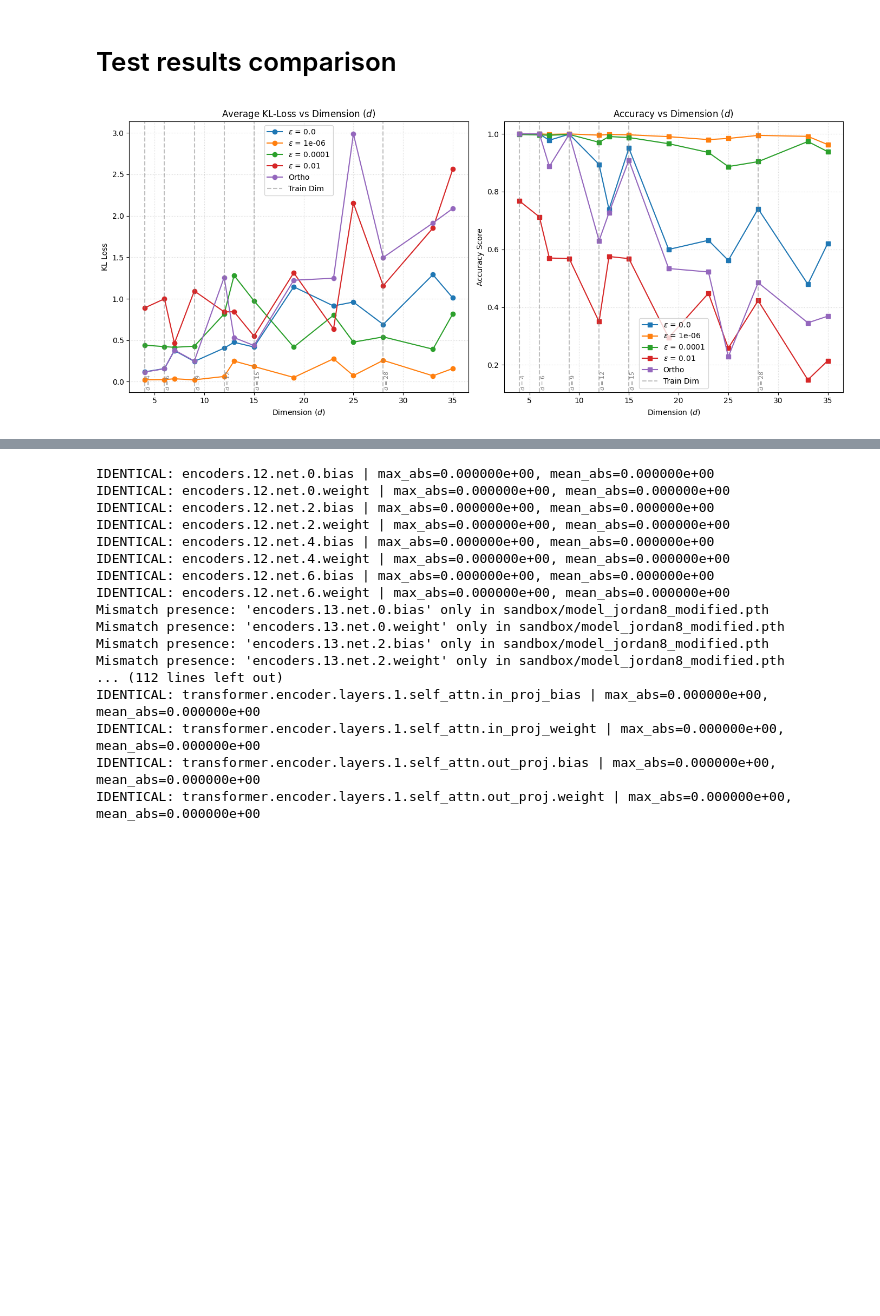
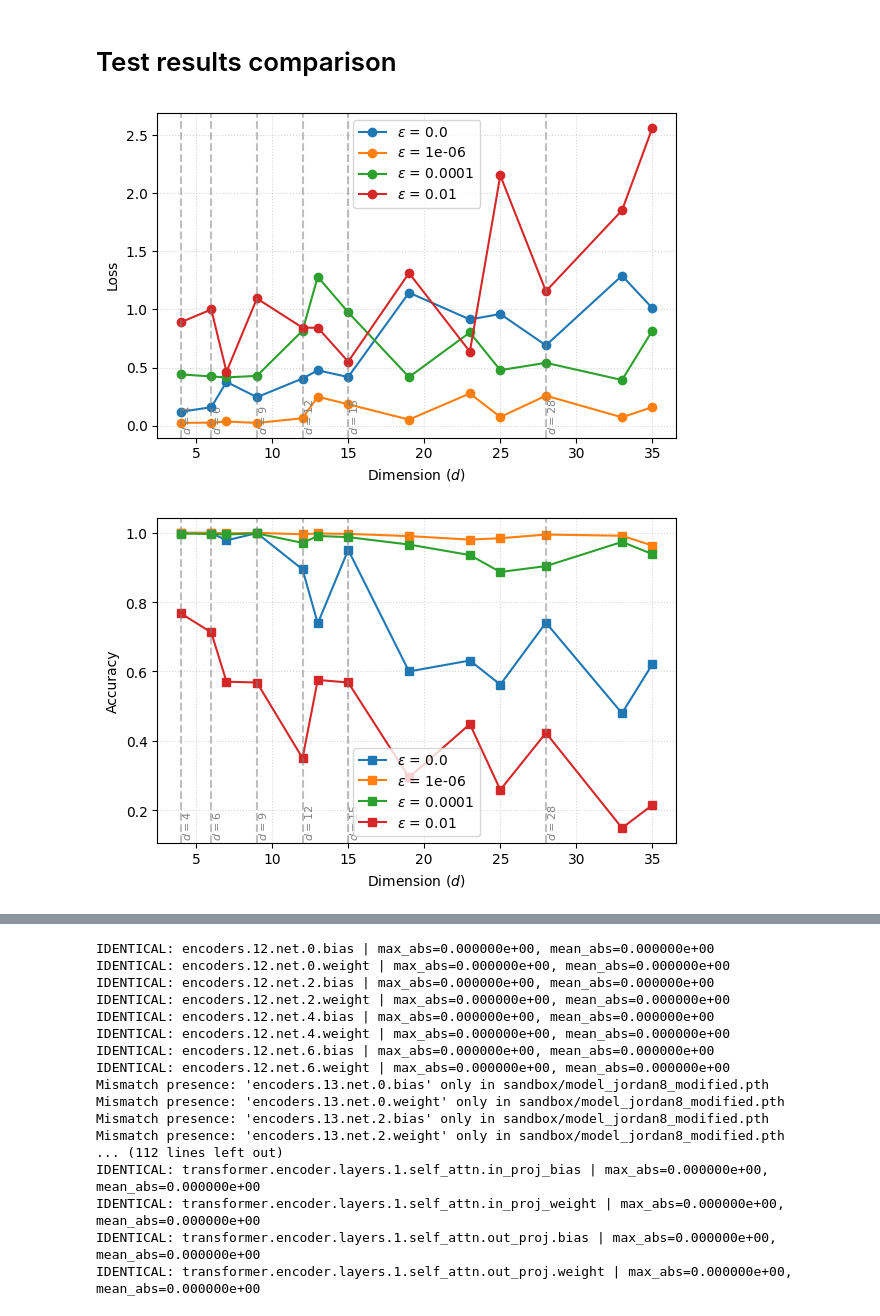
Before and after one commit to Michozord/Jordan_Transformer, a Jupyter notebook: sandbox/Jordan8.ipynb, the cells around one changed output, grey strips where cells are left out. Saved outputs shown, nothing was run; the diff lists cells and outputs as text; code cells hidden in the pictures; blank space fills up the shorter version.

```diff
--- a/sandbox/Jordan8.ipynb
+++ b/sandbox/Jordan8.ipynb
@@ -456,9 +527,10 @@ def plot_model_results(folder_path, epsilons, d_train):
 # %%
 pretrained_dimensions = [4, 6, 9, 12, 15, 28]
-# %%
-plot_model_results('./sandbox/jordan8_results', [0.0, 1e-6, 1e-4, 1e-2, 'ortho'], pretrained_dimensions)
-# %% [output]
-[figure, removed]
+# %%
+plot_model_results('./sandbox/jordan8_results', [0.0, 1e-6, 1e-4, 1e-2], pretrained_dimensions)
+# %% [output]
+[figure, added]
+[figure, added]
 # %%
 plot_model_results('./sandbox/jordan8_results', [0.1, 1.0], pretrained_dimensions)
 # %% [output]
```
Also changed, not shown: parts of 5 cells of this notebook, 3 other files.
